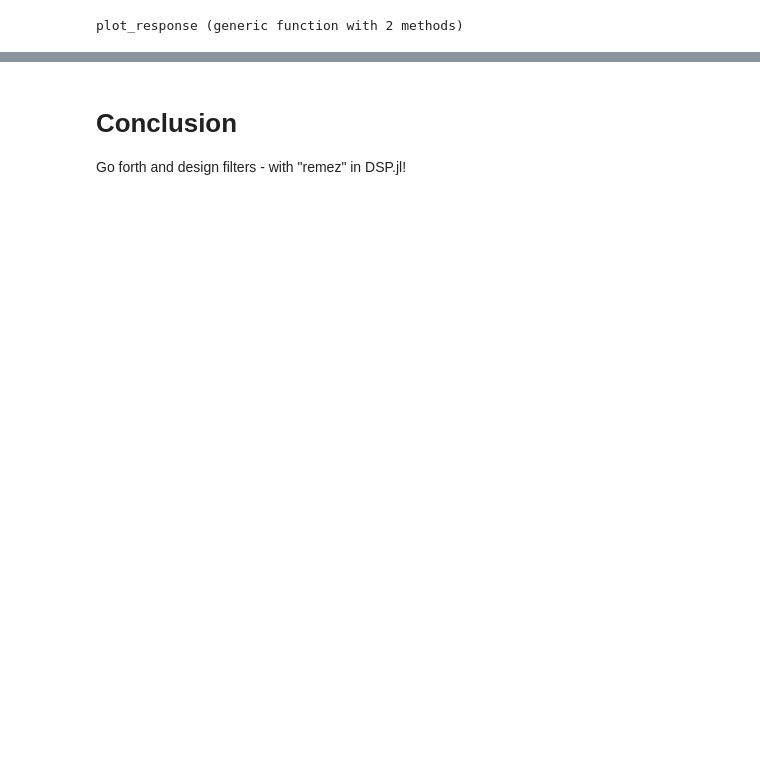
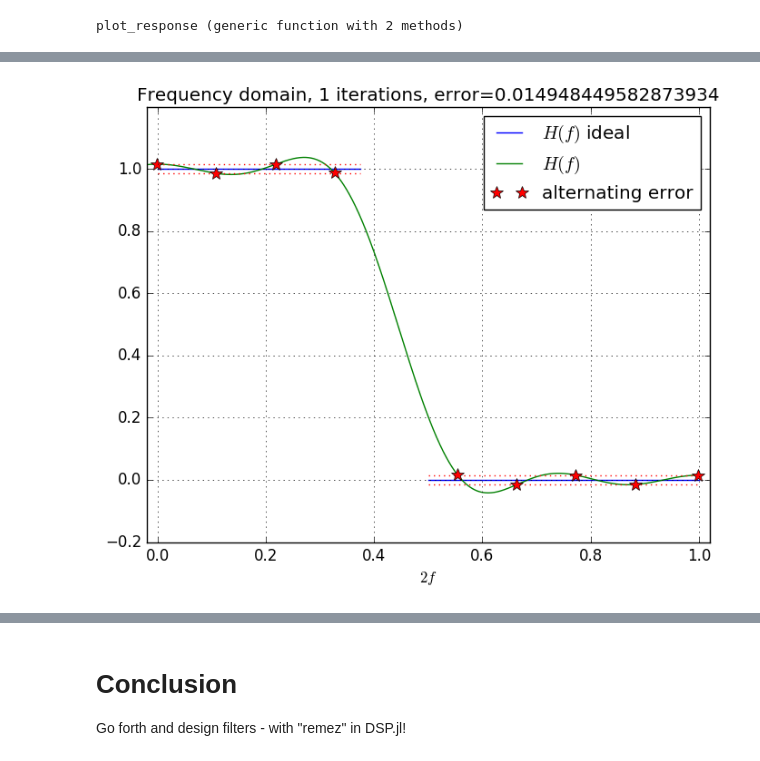
Before and after one commit to sirtom67/sirtom67.github.io, a Jupyter notebook: julia_remez/equiripple_talk.ipynb, the cells around one changed output, grey strips where cells are left out. Cells and saved outputs as stored; diff of their text form; code cells hidden in the pictures; blank space fills up the shorter version.

```diff
--- a/julia_remez/equiripple_talk.ipynb
+++ b/julia_remez/equiripple_talk.ipynb
@@ -114,0 +166,4 @@ delta = 0.08835926310888205;
+# %%
+plot_equiripple_response(1);
+# %% [output]
+[figure, added]
```
Also changed, not shown: parts of 21 cells of this notebook.
